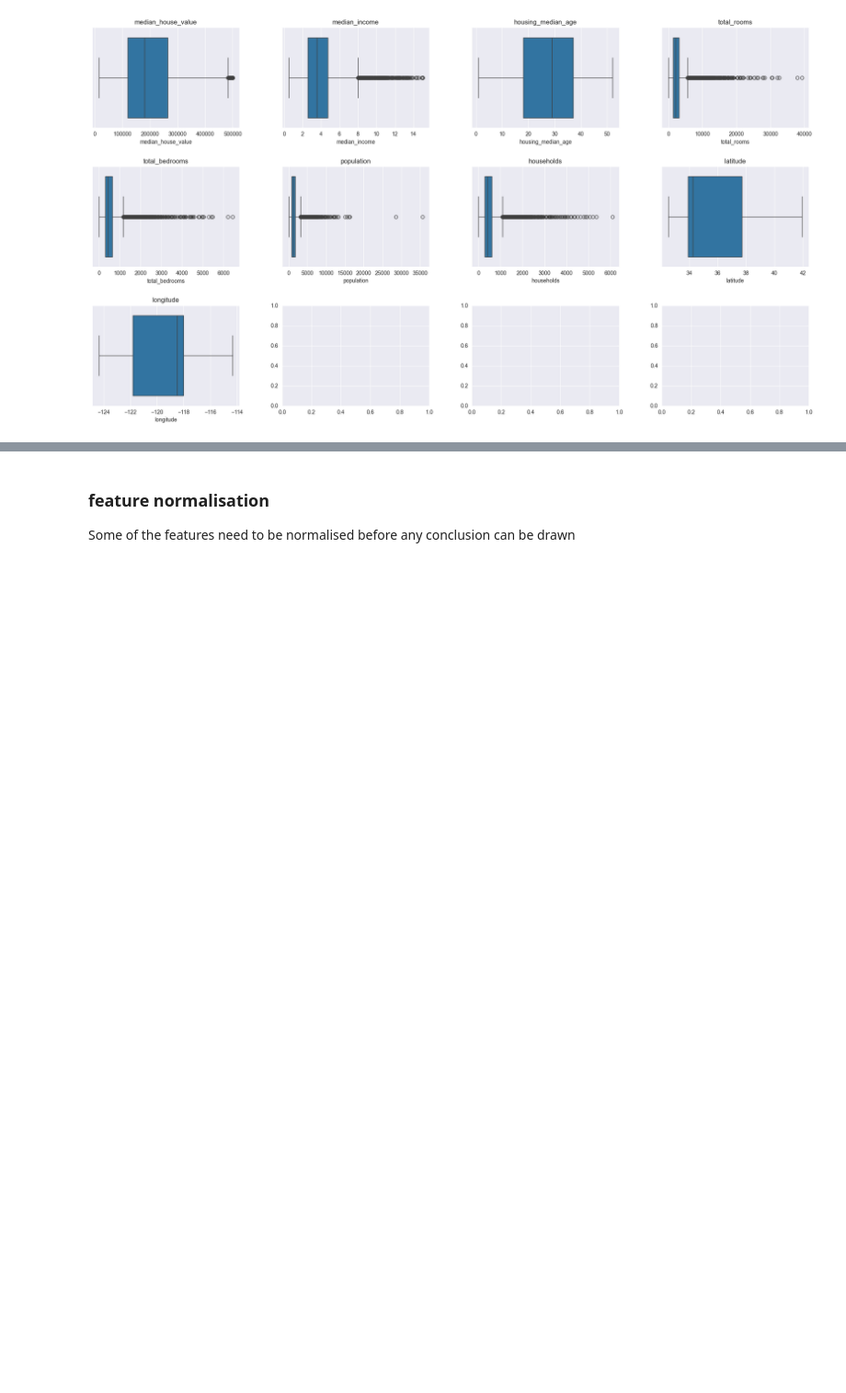
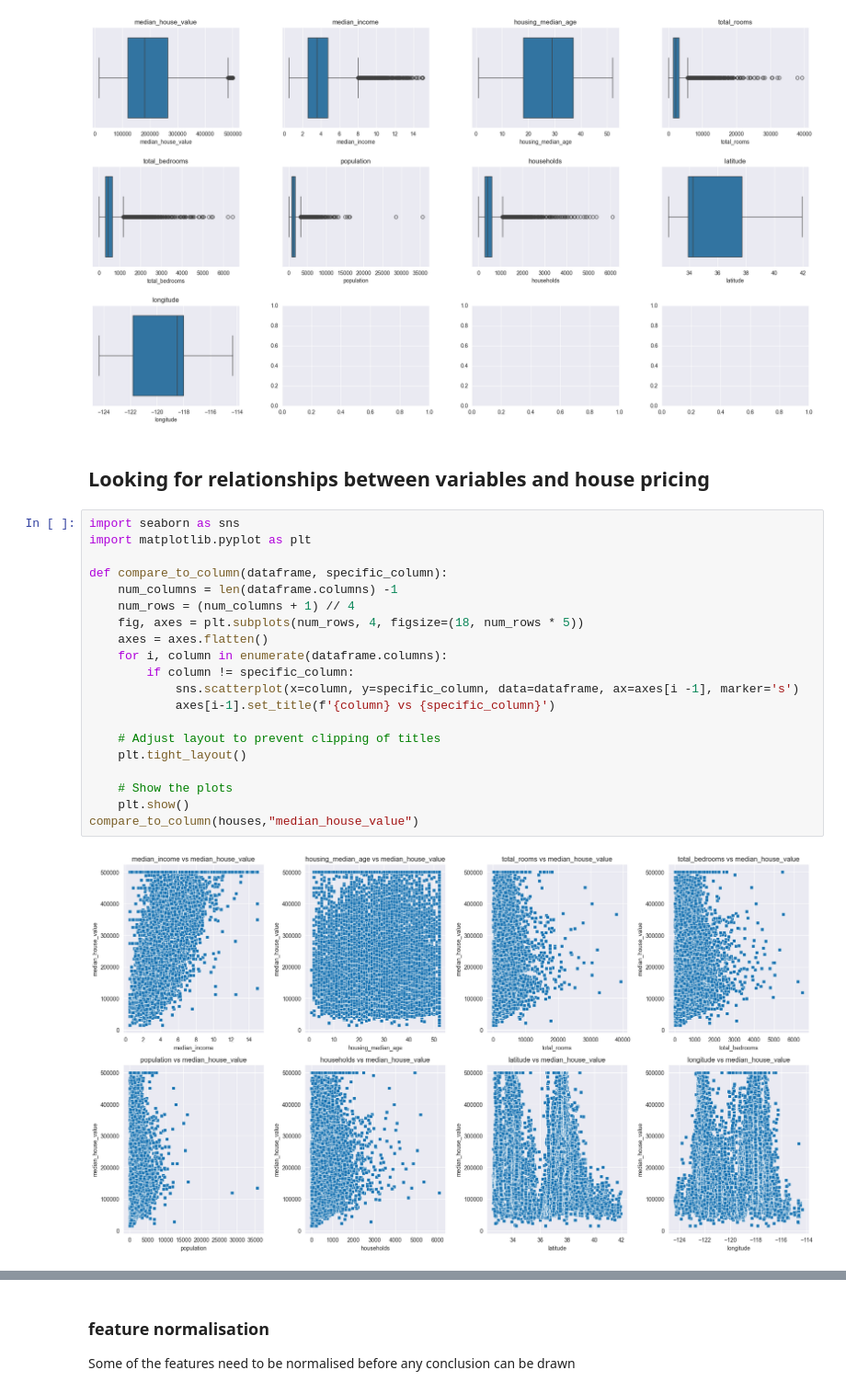
Before and after one commit to 28Storm28/CSC3831-Part1, a Jupyter notebook: Anomaly_detection_coursework_starter.ipynb, the cells around one changed output, grey strips where cells are left out. Shown at 92% size. Drawn from its saved outputs; the diff is of its cells as text; blank space fills up the shorter version.

```diff
--- a/Anomaly_detection_coursework_starter.ipynb
+++ b/Anomaly_detection_coursework_starter.ipynb
@@ -120,3 +165,27 @@ plotting on axes [1,3]
 column longitude
 plotting on axes [2,0]
 [figure]
+# %% [markdown]
+## Looking for relationships between variables and house pricing
+# %%
+import seaborn as sns
+import matplotlib.pyplot as plt
+
+def compare_to_column(dataframe, specific_column):
+    num_columns = len(dataframe.columns) -1
+    num_rows = (num_columns + 1) // 4
+    fig, axes = plt.subplots(num_rows, 4, figsize=(18, num_rows * 5))
+    axes = axes.flatten()
+    for i, column in enumerate(dataframe.columns):
+        if column != specific_column:
+            sns.scatterplot(x=column, y=specific_column, data=dataframe, ax=axes[i -1], marker='s')
+            axes[i-1].set_title(f'{column} vs {specific_column}')
+
+    # Adjust layout to prevent clipping of titles
+    plt.tight_layout()
+
+    # Show the plots
+    plt.show()
+compare_to_column(houses,"median_house_value")
+# %% [output]
+[figure, added]
```
Also changed, not shown: parts of 42 cells of this notebook.
